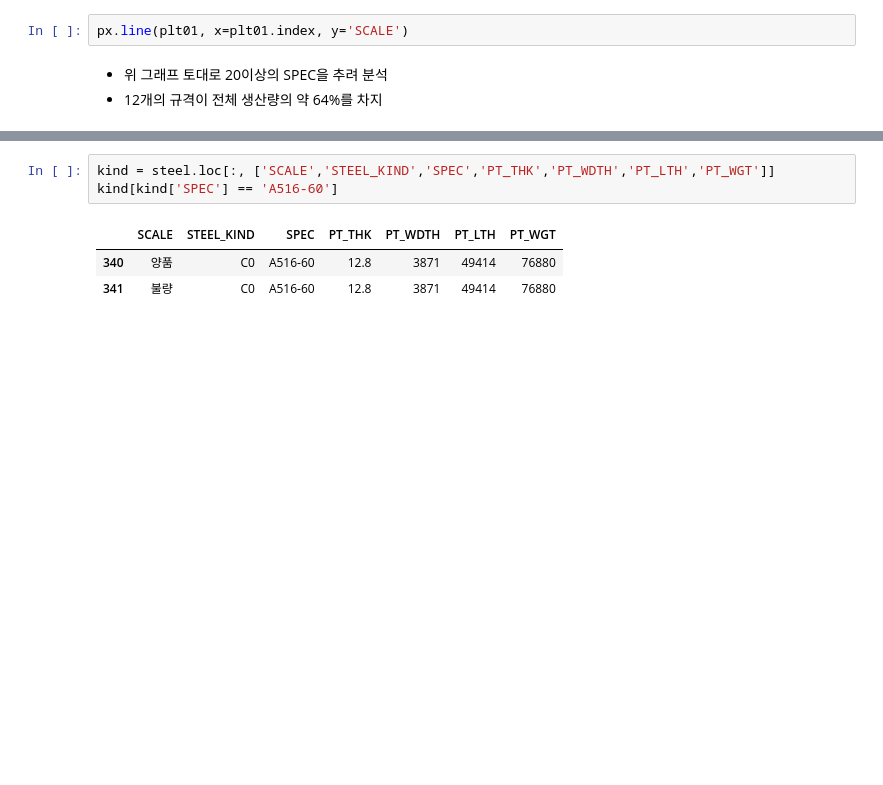
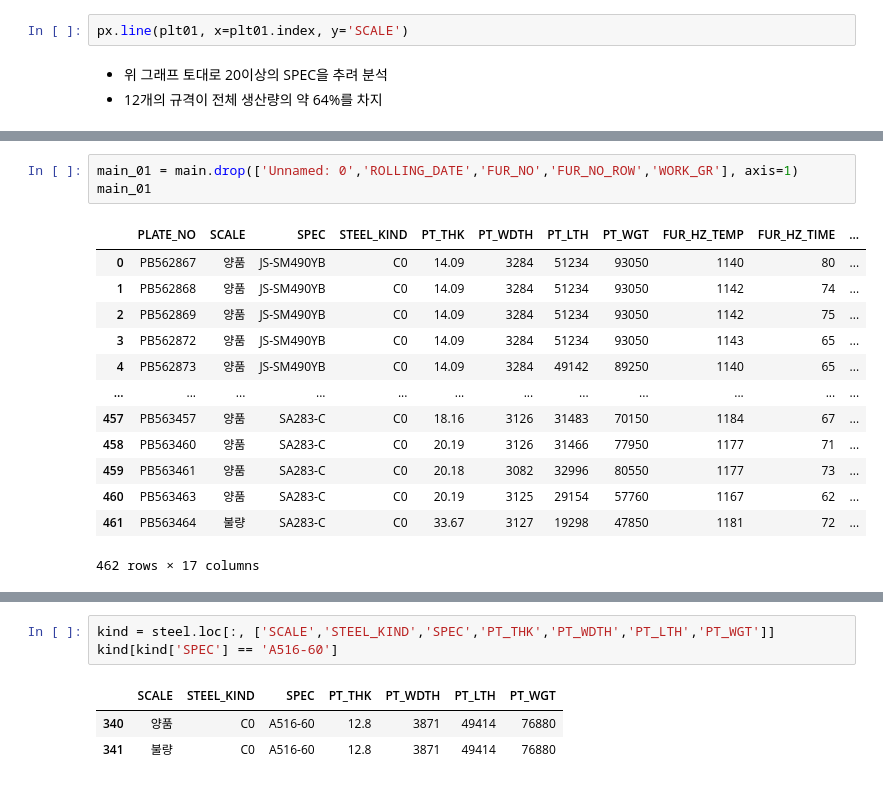
Before and after one commit to Liamns/steel_project, a Jupyter notebook: mg_project.ipynb, the cells around one changed output, grey strips where cells are left out. Cells and saved outputs as stored; diff of their text form; blank space fills up the shorter version.

```diff
--- a/mg_project.ipynb
+++ b/mg_project.ipynb
@@ -106,0 +111,17 @@ KeyError: "None of [Index(['JS-SM490YB', 'LR-A', 'NV-A', 'PILAC-BT33', 'BV-EH36-
+# %%
+main_01 = main.drop(['Unnamed: 0','ROLLING_DATE','FUR_NO','FUR_NO_ROW','WORK_GR'], axis=1)
+main_01
+# %% [output]
+|  | PLATE_NO | SCALE | SPEC | STEEL_KIND | PT_THK | PT_WDTH | PT_LTH | PT_WGT | FUR_HZ_TEMP | FUR_HZ_TIME | ... |
+| 0 | PB562867 | 양품 | JS-SM490YB | C0 | 14.09 | 3284 | 51234 | 93050 | 1140 | 80 | ... |
+| 1 | PB562868 | 양품 | JS-SM490YB | C0 | 14.09 | 3284 | 51234 | 93050 | 1142 | 74 | ... |
+| 2 | PB562869 | 양품 | JS-SM490YB | C0 | 14.09 | 3284 | 51234 | 93050 | 1142 | 75 | ... |
+| 3 | PB562872 | 양품 | JS-SM490YB | C0 | 14.09 | 3284 | 51234 | 93050 | 1143 | 65 | ... |
+| 4 | PB562873 | 양품 | JS-SM490YB | C0 | 14.09 | 3284 | 49142 | 89250 | 1140 | 65 | ... |
+| ... | ... | ... | ... | ... | ... | ... | ... | ... | ... | ... | ... |
+| 457 | PB563457 | 양품 | SA283-C | C0 | 18.16 | 3126 | 31483 | 70150 | 1184 | 67 | ... |
+| 458 | PB563460 | 양품 | SA283-C | C0 | 20.19 | 3126 | 31466 | 77950 | 1177 | 71 | ... |
+| 459 | PB563461 | 양품 | SA283-C | C0 | 20.18 | 3082 | 32996 | 80550 | 1177 | 73 | ... |
+| 460 | PB563463 | 양품 | SA283-C | C0 | 20.19 | 3125 | 29154 | 57760 | 1167 | 62 | ... |
+| 461 | PB563464 | 불량 | SA283-C | C0 | 33.67 | 3127 | 19298 | 47850 | 1181 | 72 | ... |
+462 rows × 17 columns
```
Also changed, not shown: parts of 10 cells of this notebook.
